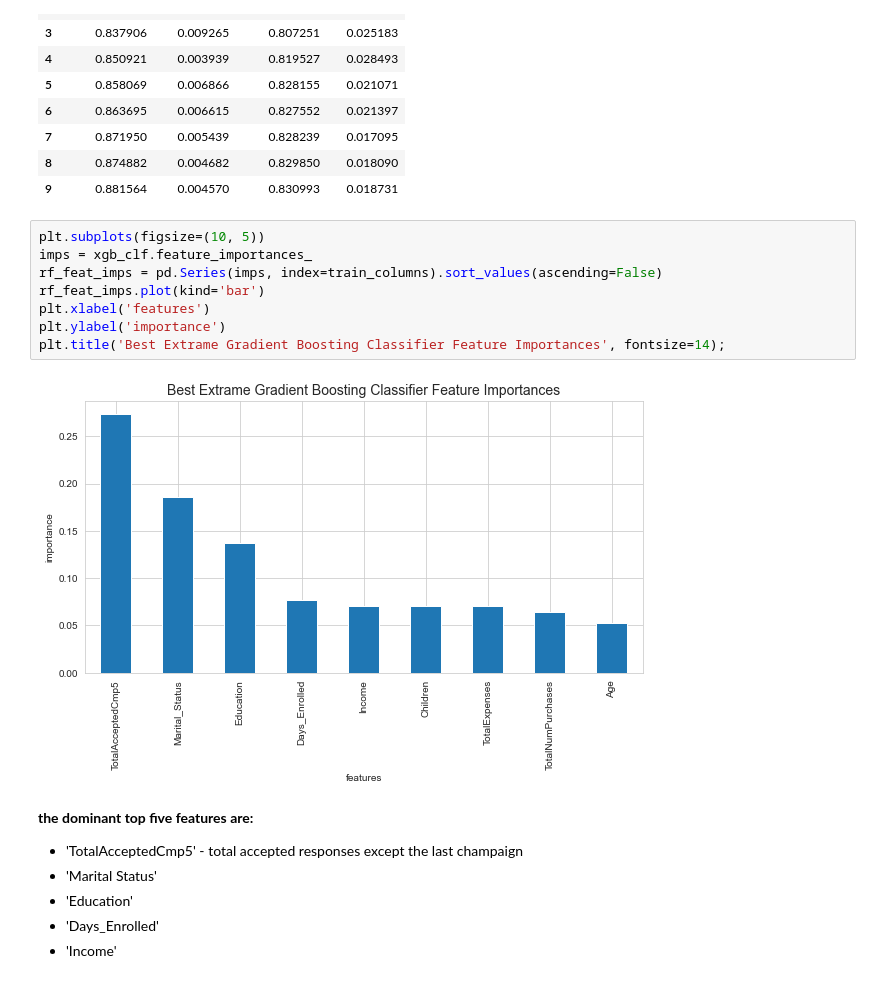
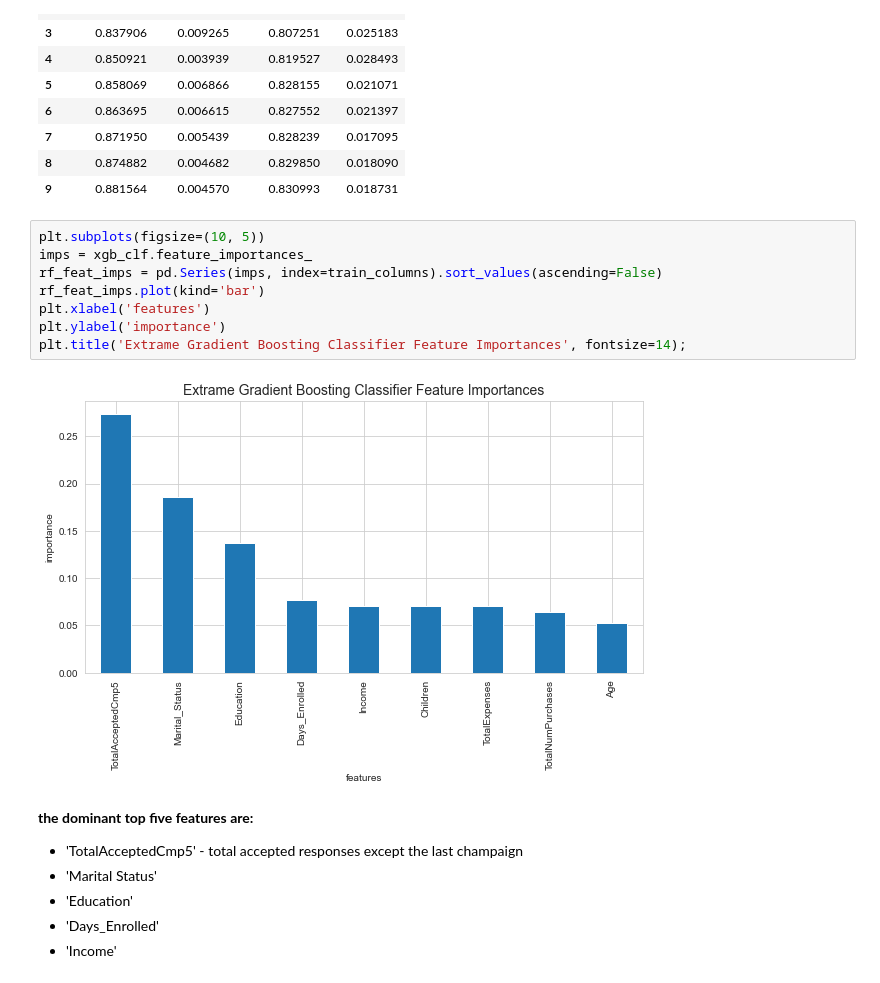
Before and after one commit to livia360/Capstone_project, a Jupyter notebook: 04_Training and Modeling.ipynb, the cells around one changed output. Cells and saved outputs as stored; diff of their text form.

```diff
--- a/04_Training and Modeling.ipynb
+++ b/04_Training and Modeling.ipynb
@@ -719,13 +717,13 @@ xgb_cv
 # %%
 plt.subplots(figsize=(10, 5))
 imps = xgb_clf.feature_importances_
 rf_feat_imps = pd.Series(imps, index=train_columns).sort_values(ascending=False)
 rf_feat_imps.plot(kind='bar')
 plt.xlabel('features')
 plt.ylabel('importance')
-plt.title('Best Extrame Gradient Boosting Classifier Feature Importances', fontsize=14);
+plt.title('Extrame Gradient Boosting Classifier Feature Importances', fontsize=14);
 # %% [output]
-[figure, old version]
+[figure, new version]
 # %% [markdown]
 **the dominant top five features are:**
  - 'TotalAcceptedCmp5' - total accepted responses except the last champaign
```
Also changed, not shown: parts of 8 cells of this notebook.
